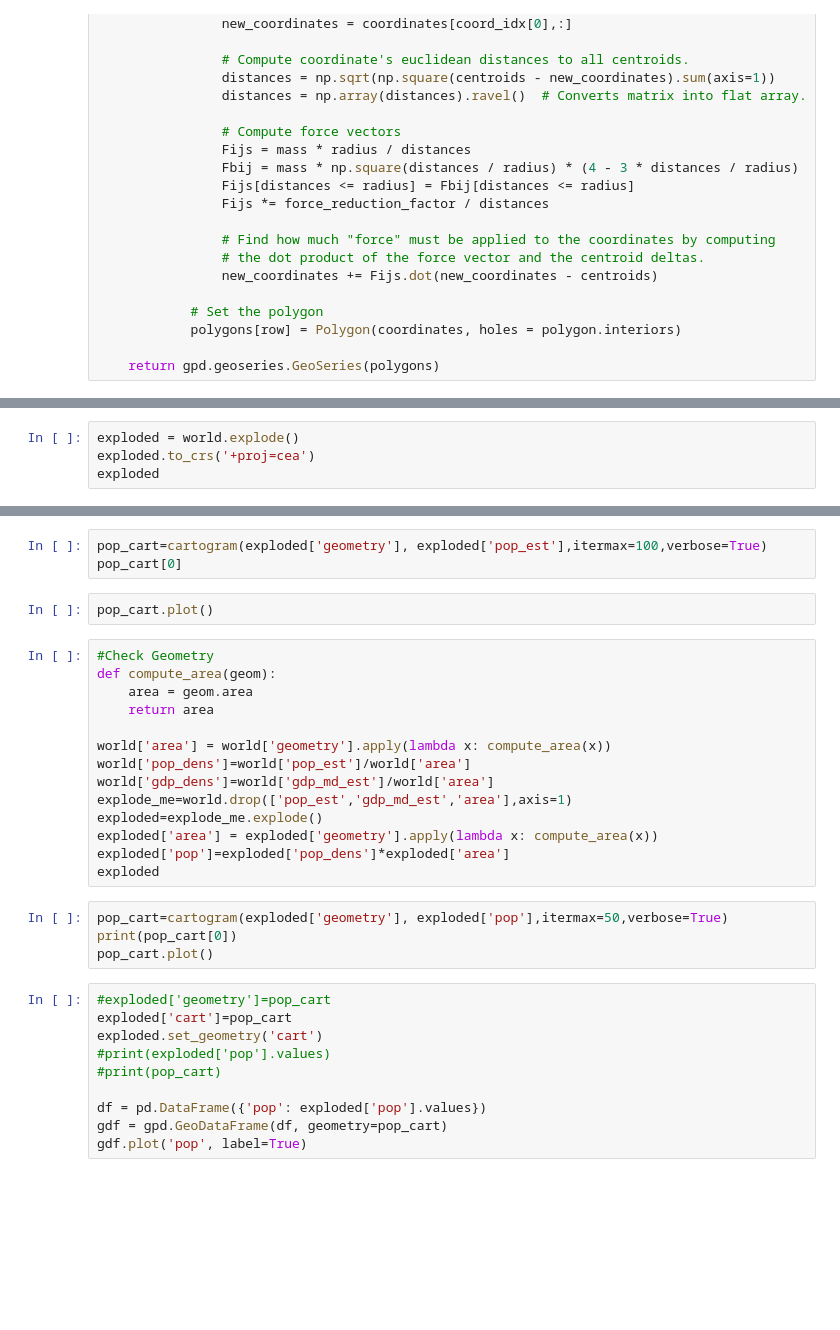
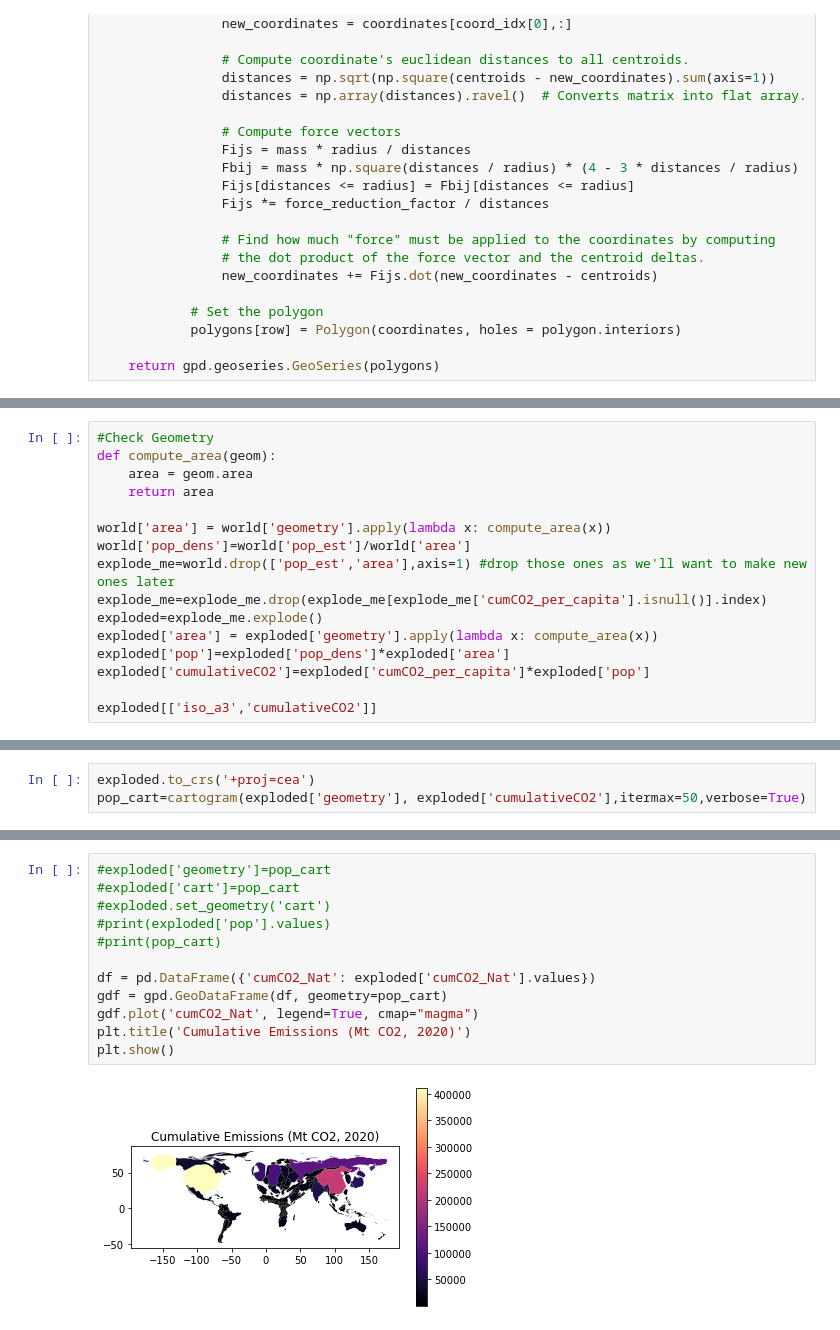
Before and after one commit to chrisbrierley/cartograms, a Jupyter notebook: Cumulative_emissions.ipynb, the cells around one changed output, grey strips where cells are left out. Drawn from its saved outputs; the diff is of its cells as text; blank space fills up the shorter version.

```diff
--- a/Cumulative_emissions.ipynb
+++ b/Cumulative_emissions.ipynb
@@ -257,0 +230,16 @@ def cartogram(arg_polygons, arg_values, itermax=5, max_size_error=1.0001, epsilo
+# %%
+#Check Geometry
+def compute_area(geom):
+    area = geom.area
+    return area
+
+world['area'] = world['geometry'].apply(lambda x: compute_area(x))
+world['pop_dens']=world['pop_est']/world['area']
+explode_me=world.drop(['pop_est','area'],axis=1) #drop those ones as we'll want to make new ones later
+explode_me=explode_me.drop(explode_me[explode_me['cumCO2_per_capita'].isnull()].index)
+exploded=explode_me.explode()
+exploded['area'] = exploded['geometry'].apply(lambda x: compute_area(x))
+exploded['pop']=exploded['pop_dens']*exploded['area']
+exploded['cumulativeCO2']=exploded['cumCO2_per_capita']*exploded['pop']
+
+exploded[['iso_a3','cumulativeCO2']]
@@ -258,4 +264,3 @@ def cartogram(arg_polygons, arg_values, itermax=5, max_size_error=1.0001, epsilo
 # %%
-exploded = world.explode()
 exploded.to_crs('+proj=cea')
-exploded
+pop_cart=cartogram(exploded['geometry'], exploded['cumulativeCO2'],itermax=50,verbose=True)
@@ -262,33 +288,14 @@ exploded
-# %%
-pop_cart=cartogram(exploded['geometry'], exploded['pop_est'],itermax=100,verbose=True)
-pop_cart[0]
-# %%
-pop_cart.plot()
-# %%
-#Check Geometry
-def compute_area(geom):
-    area = geom.area
-    return area
-
-world['area'] = world['geometry'].apply(lambda x: compute_area(x))
-world['pop_dens']=world['pop_est']/world['area']
-world['gdp_dens']=world['gdp_md_est']/world['area']
-explode_me=world.drop(['pop_est','gdp_md_est','area'],axis=1)
-exploded=explode_me.explode()
-exploded['area'] = exploded['geometry'].apply(lambda x: compute_area(x))
-exploded['pop']=exploded['pop_dens']*exploded['area']
-exploded
-# %%
-pop_cart=cartogram(exploded['geometry'], exploded['pop'],itermax=50,verbose=True)
-print(pop_cart[0])
-pop_cart.plot()
 # %%
 #exploded['geometry']=pop_cart
-exploded['cart']=pop_cart
-exploded.set_geometry('cart')
+#exploded['cart']=pop_cart
+#exploded.set_geometry('cart')
 #print(exploded['pop'].values)
 #print(pop_cart)
 
-df = pd.DataFrame({'pop': exploded['pop'].values})
+df = pd.DataFrame({'cumCO2_Nat': exploded['cumCO2_Nat'].values})
 gdf = gpd.GeoDataFrame(df, geometry=pop_cart)
-gdf.plot('pop', label=True)
+gdf.plot('cumCO2_Nat', legend=True, cmap="magma")
+plt.title('Cumulative Emissions (Mt CO2, 2020)')
+plt.show()
+# %% [output]
+[figure, added]
```
Also changed, not shown: parts of 25 cells of this notebook, 2 other files.
